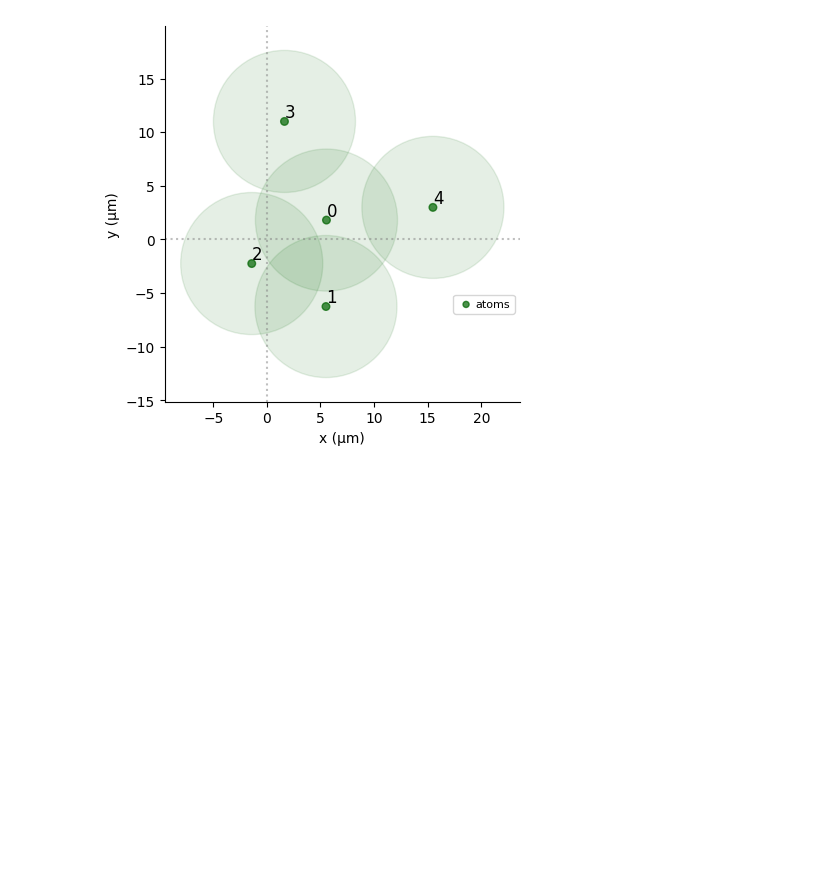
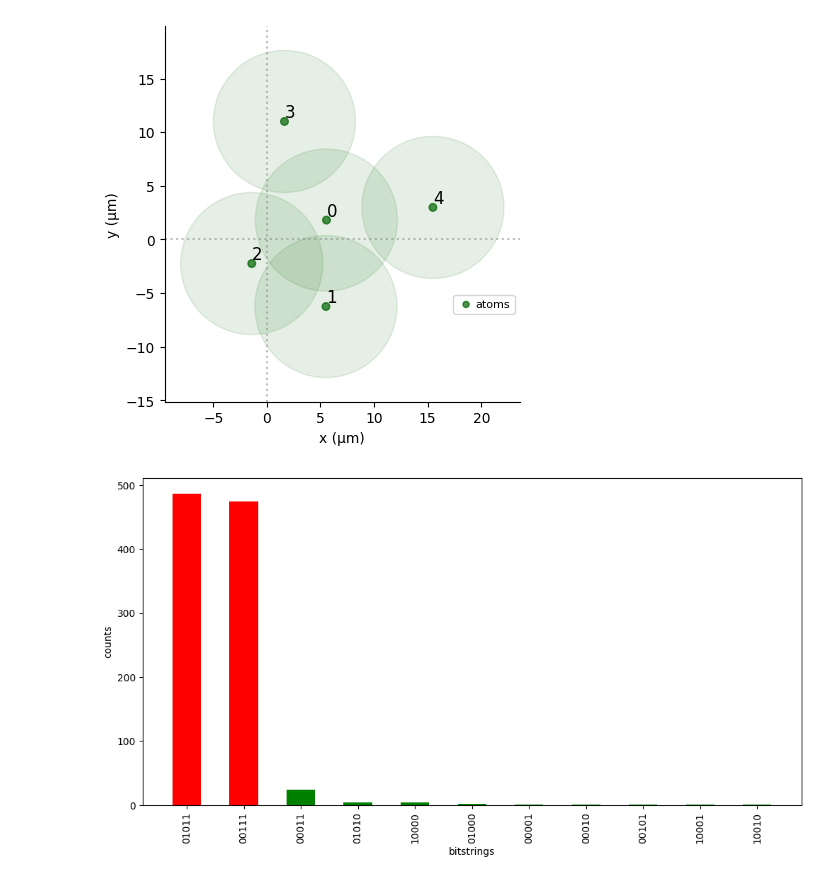
Before and after one commit to Hugo-loio/BIG-quantumhack, a Jupyter notebook: submission/hugo_test.ipynb, the cells around one changed output. Saved outputs shown, nothing was run; the diff lists cells and outputs as text; code cells hidden in the pictures; blank space fills up the shorter version.

```diff
--- a/submission/hugo_test.ipynb
+++ b/submission/hugo_test.ipynb
@@ -18,3 +21,9 @@ reg = regop.optimized_register(Q)
 regop.draw_register(reg)
 # %% [output]
 [figure]
+# %%
+seq = qaa.adiabatic_sequence(Q, reg, 4000)
+counts = qaa.get_counts(seq)
+qaa.plot_distribution(counts)
+# %% [output]
+[figure, added]
```
Also changed, not shown: parts of 3 cells of this notebook, 4 other files.
